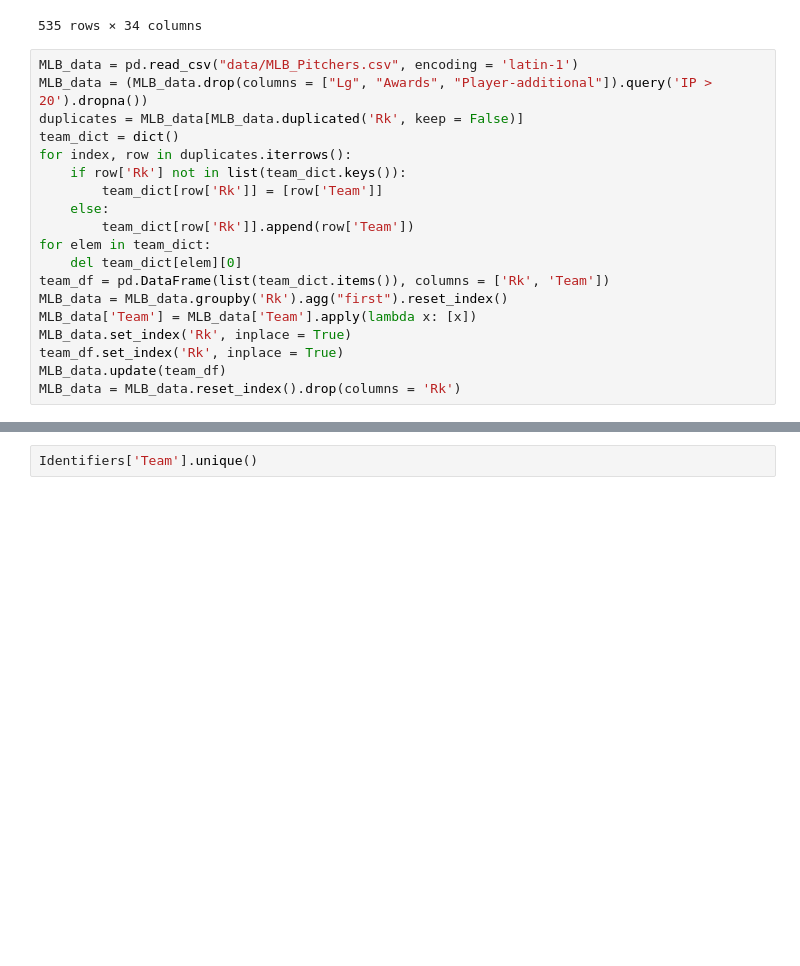
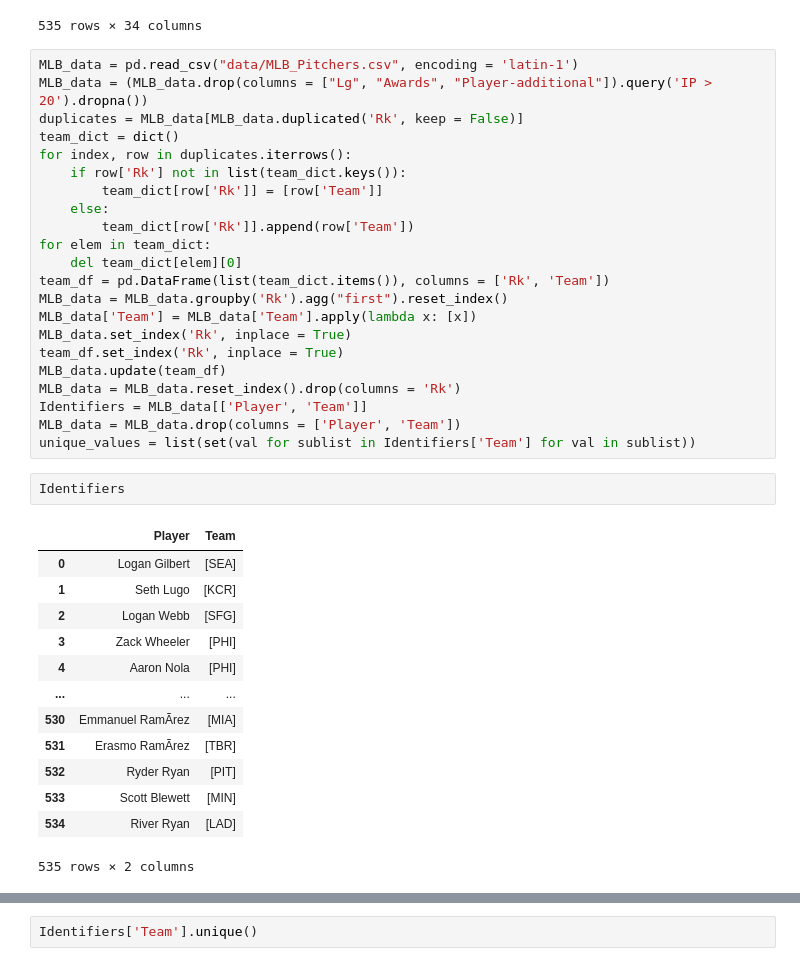
Before and after one commit to t-clark04/Clark-Data-Science-Portfolio, a Jupyter notebook: MLUnsupervisedApp/MLB_testing.ipynb, the cells around one changed output, grey strips where cells are left out. Cells and saved outputs as stored; diff of their text form; blank space fills up the shorter version.

```diff
--- a/MLUnsupervisedApp/MLB_testing.ipynb
+++ b/MLUnsupervisedApp/MLB_testing.ipynb
@@ -156,3 +156,22 @@ MLB_data.set_index('Rk', inplace = True)
 team_df.set_index('Rk', inplace = True)
 MLB_data.update(team_df)
 MLB_data = MLB_data.reset_index().drop(columns = 'Rk')
+Identifiers = MLB_data[['Player', 'Team']]
+MLB_data = MLB_data.drop(columns = ['Player', 'Team'])
+unique_values = list(set(val for sublist in Identifiers['Team'] for val in sublist))
+# %%
+Identifiers
+# %% [output]
+|  | Player | Team |
+| 0 | Logan Gilbert | [SEA] |
+| 1 | Seth Lugo | [KCR] |
+| 2 | Logan Webb | [SFG] |
+| 3 | Zack Wheeler | [PHI] |
+| 4 | Aaron Nola | [PHI] |
+| ... | ... | ... |
+| 530 | Emmanuel RamÃ­rez | [MIA] |
+| 531 | Erasmo RamÃ­rez | [TBR] |
+| 532 | Ryder Ryan | [PIT] |
+| 533 | Scott Blewett | [MIN] |
+| 534 | River Ryan | [LAD] |
+535 rows × 2 columns
```
Also changed, not shown: parts of 5 cells of this notebook, 1 other file.
